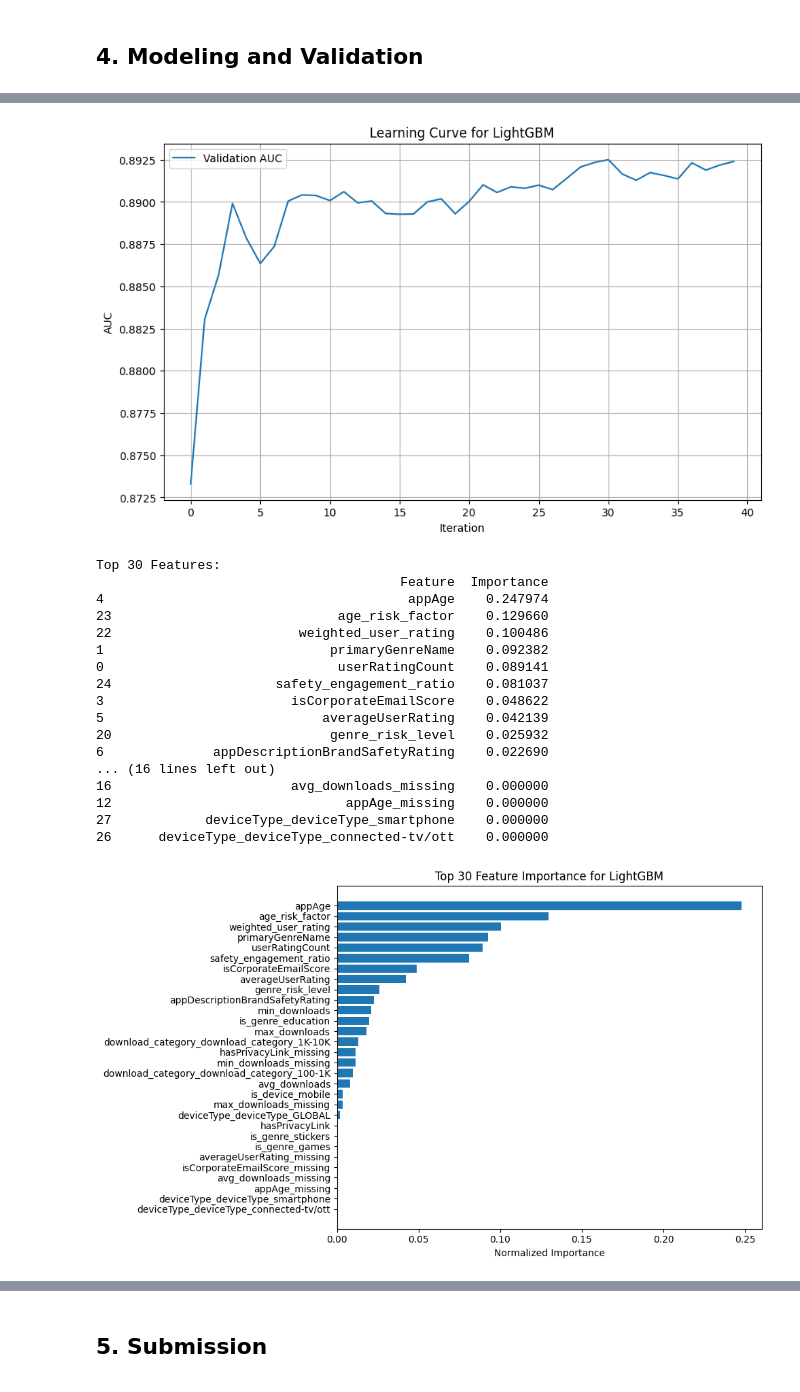
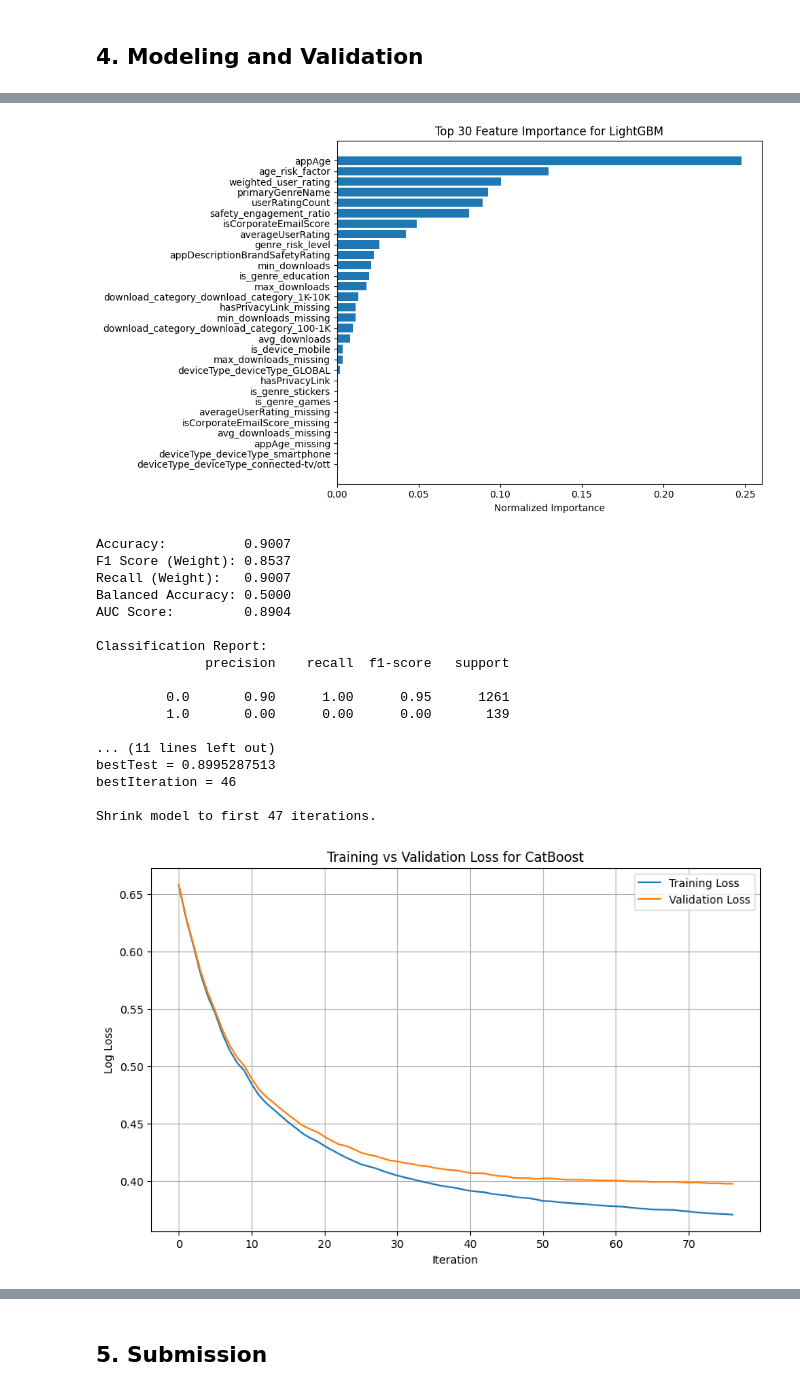
Before and after one commit to Reasondro/FindIT, a Jupyter notebook: Find_IT_Ale_New.ipynb, the cells around one changed output, grey strips where cells are left out. Cells and saved outputs as stored; diff of their text form; code cells hidden in the pictures.

```diff
--- a/Find_IT_Ale_New.ipynb
+++ b/Find_IT_Ale_New.ipynb
@@ -2111,8 +2111,9 @@ def evaluate_model(model, X_train, y_train, X_val, y_val, model_name):
                     X_train, y_train,
                     eval_set=(X_val, y_val),
                     verbose=100,
-                    # early_stopping_rounds=30
-                    early_stopping_rounds=60
+                    # early_stopping_rounds=20
+                    early_stopping_rounds=30
+                    # early_stopping_rounds=60
                 )
                 evals_result = model.get_evals_result()
         else:
@@ -2217,16 +2218,16 @@ print(f"Calculated class weight ratio: {class_weight_ratio:.2f}")
 
 # Models with consistent class weight handling
 models = {
-    "Random Forest": RandomForestClassifier(
-        n_estimators=200,
-        max_depth=20,
-        min_samples_split=5,
-        min_samples_leaf=2,
-        max_features='sqrt',
-        n_jobs=-1,
-        random_state=42,
-        class_weight='balanced'  # Automatically uses class distribution
-    ),
+    # "Random Forest": RandomForestClassifier(
+    #     n_estimators=200,
+    #     max_depth=20,
+    #     min_samples_split=5,
+    #     min_samples_leaf=2,
+    #     max_features='sqrt',
+    #     n_jobs=-1,
+    #     random_state=42,
+    #     class_weight='balanced'  # Automatically uses class distribution
+    # ),
 
     "LightGBM": LGBMClassifier(
         objective='binary',
@@ -2247,19 +2248,22 @@ models = {
 
     "CatBoost": CatBoostClassifier(
         # iterations=200,
-        iterations=1000,
+        iterations=500,
         learning_rate=0.05,
+        # learning_rate=0.04,
         # learning_rate=0.025, ##? better ish
         # depth=7,
+        # depth=5,
         depth=4, ## ? better ish
+        # depth=3,
         # l2_leaf_reg=3,
         # l2_leaf_reg=6,
+        # l2_leaf_reg=7,
         l2_leaf_reg=9, ##? better ish
-        # l2_leaf_reg=12,
         loss_function='Logloss',
         eval_metric='AUC',
         random_seed=42,
-        class_weights=[1, class_weight_ratio],  # Using calculated ratio
+        class_weights=[1, class_weight_ratio],
         verbose=0
     )
 }
@@ -2319,19 +2318,19 @@ Early stopping, best iteration is:
-[figure, old version]
+[figure, new version]
-Top 30 Features:
-                                       Feature  Importance
-4                                       appAge    0.247974
-23                             age_risk_factor    0.129660
-22                        weighted_user_rating    0.100486
-1                             primaryGenreName    0.092382
-0                              userRatingCount    0.089141
-24                     safety_engagement_ratio    0.081037
-3                        isCorporateEmailScore    0.048622
-5                            averageUserRating    0.042139
-20                            genre_risk_level    0.025932
-6              appDescriptionBrandSafetyRating    0.022690
-... (16 lines left out)
-16                       avg_downloads_missing    0.000000
-12                              appAge_missing    0.000000
-27            deviceType_deviceType_smartphone    0.000000
-26      deviceType_deviceType_connected-tv/ott    0.000000
+Accuracy:          0.9007
+F1 Score (Weight): 0.8537
+Recall (Weight):   0.9007
+Balanced Accuracy: 0.5000
+AUC Score:         0.8904
+
+Classification Report:
+              precision    recall  f1-score   support
+
+         0.0       0.90      1.00      0.95      1261
+         1.0       0.00      0.00      0.00       139
+
+... (11 lines left out)
+bestTest = 0.8995287513
+bestIteration = 46
+
+Shrink model to first 47 iterations.
-[figure, old version]
+[figure, new version]
```
Also changed, not shown: parts of 1 cell of this notebook.
